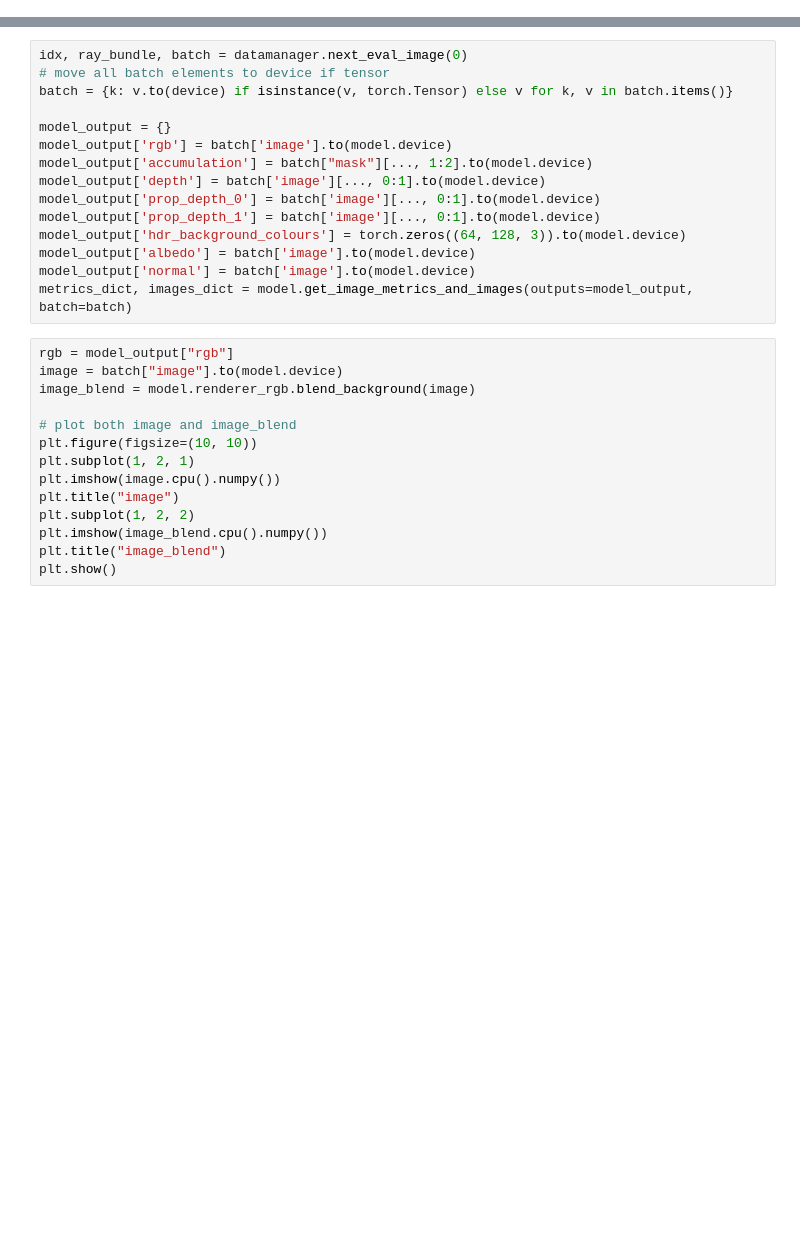
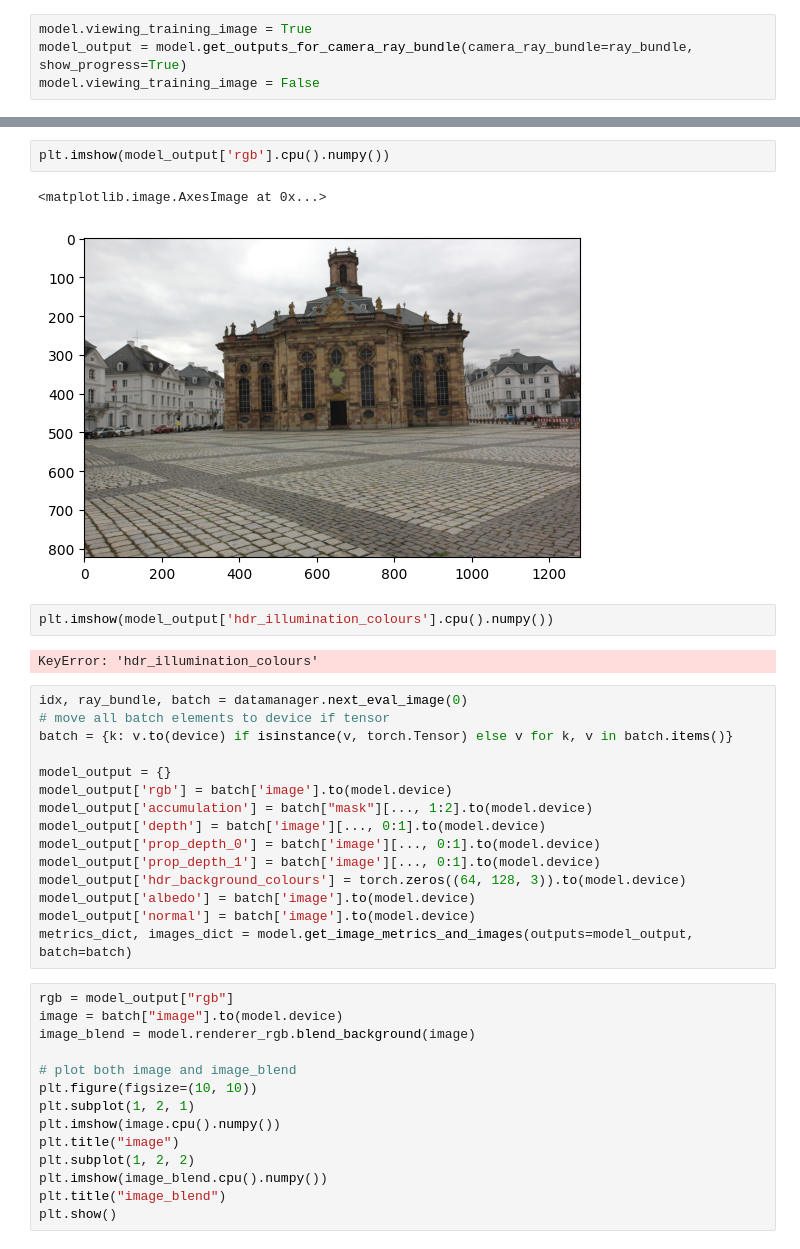
Before and after one commit to JADGardner/neusky, a Jupyter notebook: notebooks/test.ipynb, the cells around one changed output, grey strips where cells are left out. Drawn from its saved outputs; the diff is of its cells as text; blank space fills up the shorter version.

```diff
--- a/notebooks/test.ipynb
+++ b/notebooks/test.ipynb
@@ -59,0 +72,4 @@ StopIteration:
+# %%
+model.viewing_training_image = True
+model_output = model.get_outputs_for_camera_ray_bundle(camera_ray_bundle=ray_bundle, show_progress=True)
+model.viewing_training_image = False
@@ -60,3 +78,12 @@ StopIteration:
+# %%
+plt.imshow(model_output['rgb'].cpu().numpy())
+# %% [output]
+<matplotlib.image.AxesImage at 0x...>
+[figure, added]
+# %%
+plt.imshow(model_output['hdr_illumination_colours'].cpu().numpy())
+# %% [output]
+KeyError: 'hdr_illumination_colours'
 # %%
 idx, ray_bundle, batch = datamanager.next_eval_image(0)
 # move all batch elements to device if tensor
```
Also changed, not shown: parts of 4 cells of this notebook, 4 other files.
